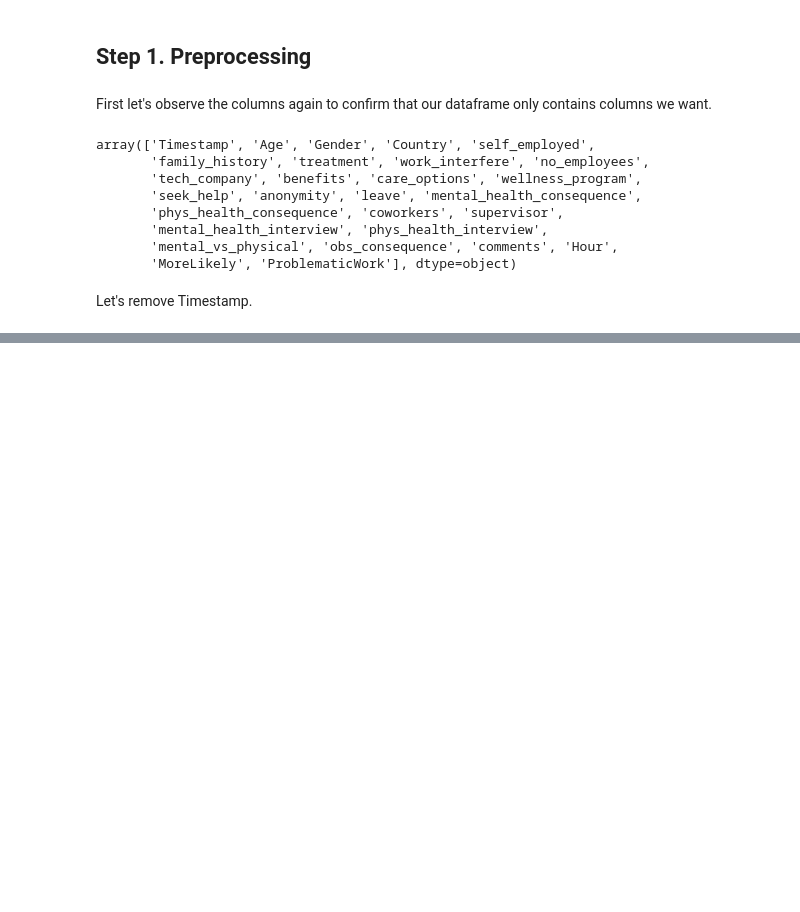
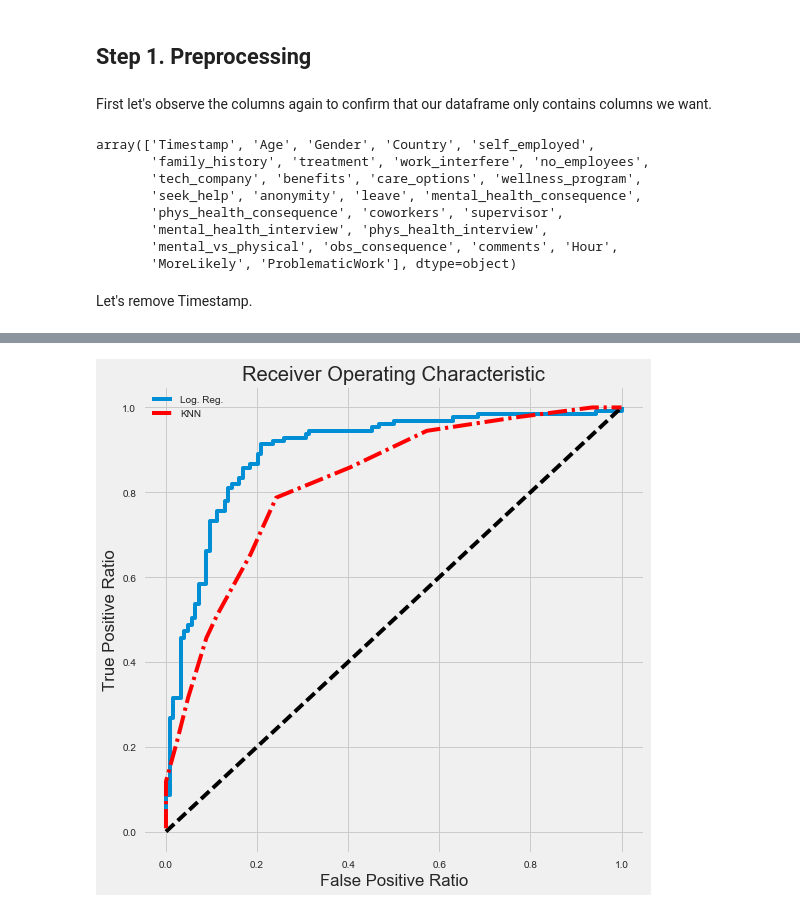
Before and after one commit to Carl-Lejerskar/Stats131Project, a Jupyter notebook: Final Project Notebook.ipynb, the cells around one changed output, grey strips where cells are left out. Saved outputs shown, nothing was run; the diff lists cells and outputs as text; code cells hidden in the pictures; blank space fills up the shorter version.

```diff
--- a/Final Project Notebook.ipynb
+++ b/Final Project Notebook.ipynb
@@ -580,0 +889,39 @@ Before proceeding with our modeling, we need to preprocess our data.
+# %%
+# Predict PROBABILITIES using L1-regularized logistic regression
+pred = fitted_models['l2'].predict_proba(X_test)
+
+# Get just the prediction for the positive class (1)
+pred = [Class[1] for Class in pred]
+
+# Calculate ROC curve from y_test and pred
+fpr, tpr, thresholds = roc_curve(y_true=y_test, y_score=pred)
+
+# Predict PROBABILITIES using L1-regularized logistic regression
+pred2 = fitted_models['knn'].predict_proba(X_test)
+
+# Get just the prediction for the positive class (1)
+pred2 = [Class[1] for Class in pred2]
+
+# Calculate ROC curve from y_test and pred
+fpr2, tpr2, thresholds2 = roc_curve(y_true=y_test, y_score=pred2)
+
+# Initialize figure
+figure = plt.figure(figsize=(8,8), edgecolor='red')
+plt.title('Receiver Operating Characteristic')
+
+# Plot ROC curve
+plt.plot(fpr, tpr, label = 'Log. Reg.')
+
+# Diagonal 45 degree line
+plt.plot([0,1], [0,1], 'k--')
+
+# ROC curve of LDA
+plt.plot(fpr2, tpr2, label = 'KNN', color = 'red', linestyle = '-.')
+plt.legend(loc = 'upper left')
+
+# Axes limits and labels
+plt.ylabel('True Positive Ratio')
+plt.xlabel('False Positive Ratio')
+plt.show()
+# %% [output]
+[figure, added]
```
Also changed, not shown: parts of 48 cells of this notebook.
